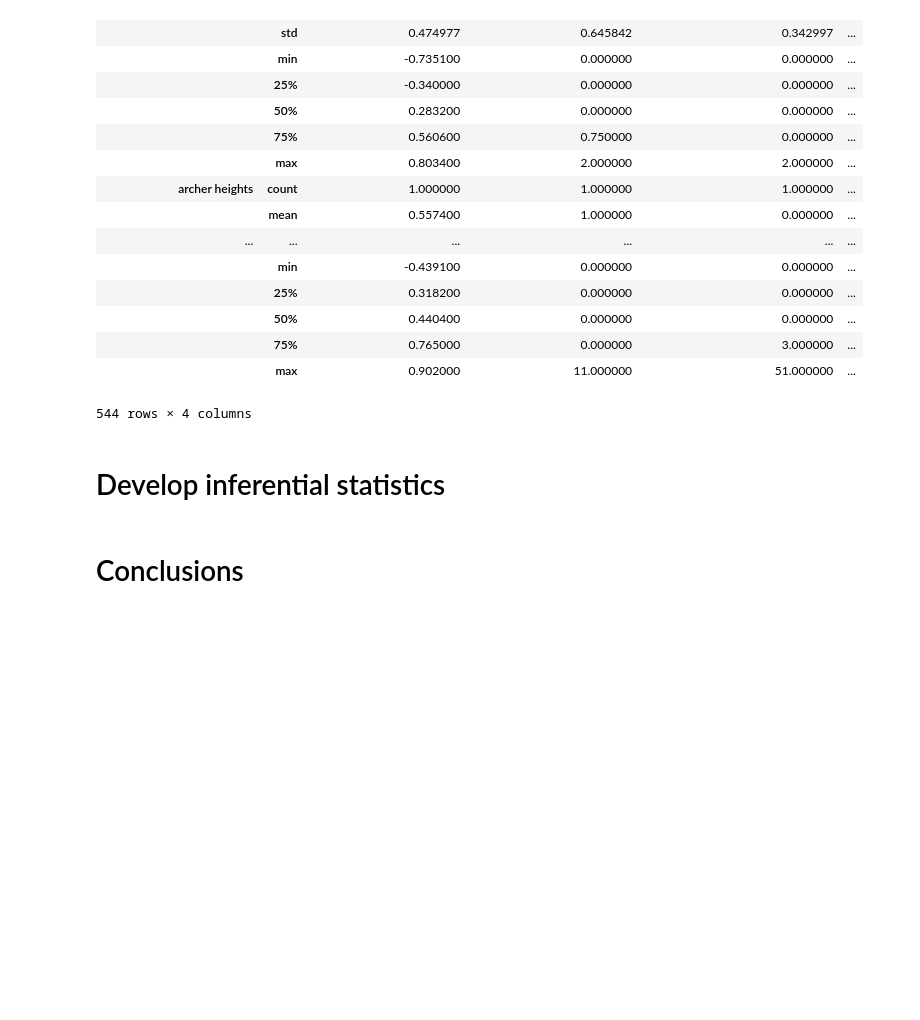
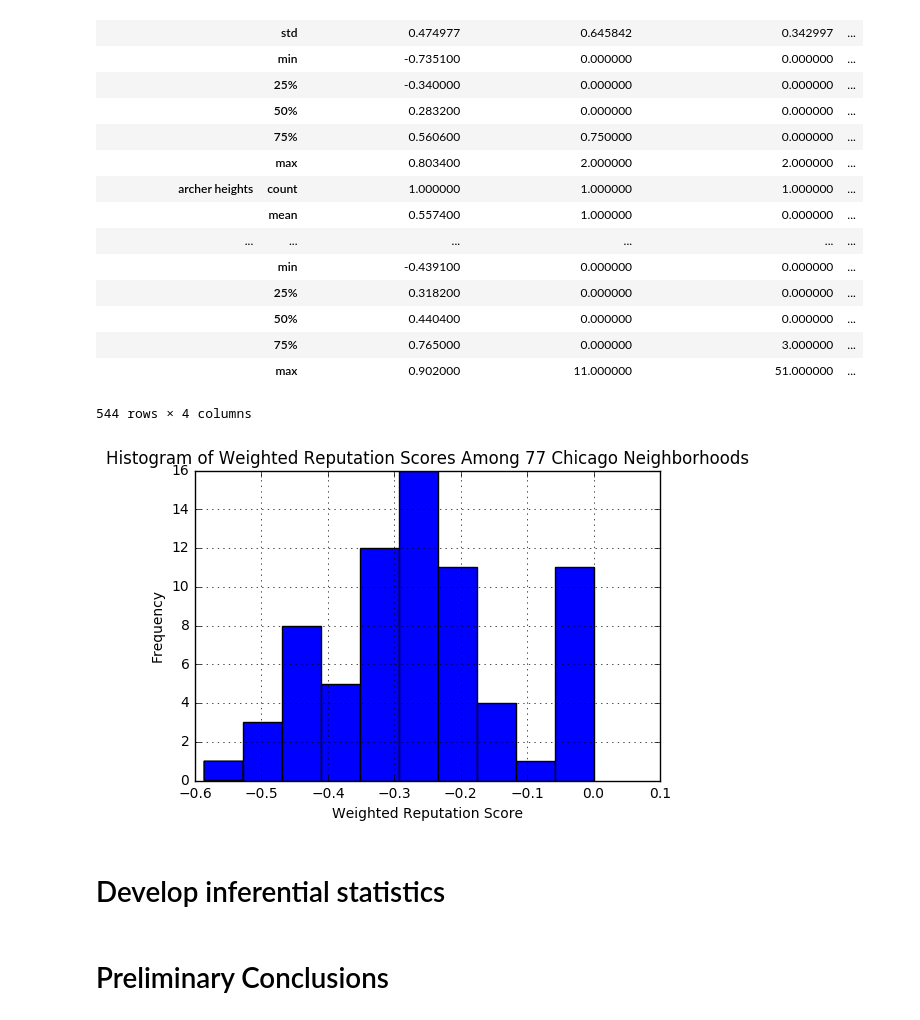
Before and after one commit to yarikan-zz/exploring-neighborhood-reputation, a Jupyter notebook: analysis_notebook.ipynb, the cells around one changed output. Cells and saved outputs as stored; diff of their text form; code cells hidden in the pictures; blank space fills up the shorter version.

```diff
--- a/analysis_notebook.ipynb
+++ b/analysis_notebook.ipynb
@@ -500,3 +494,16 @@ b.describe()
 |  | 75% | 0.765000 | 0.000000 | 3.000000 | ... |
 |  | max | 0.902000 | 11.000000 | 51.000000 | ... |
 544 rows × 4 columns
+# %%
+# show distribution of weighted reputation scores
+# one way to do it is using pandas built in function: df_neighb_level['Weighted Reputation Score'].hist()
+# another way to do it is using "matplotlib.pyplot" (below)
+
+plt.hist(df_neighb_level['Weighted Reputation Score'].dropna())
+plt.xlabel('Weighted Reputation Score')
+plt.ylabel('Frequency')
+plt.title('Histogram of Weighted Reputation Scores Among 77 Chicago Neighborhoods')
+plt.grid(True)
+plt.show()
+# %% [output]
+[figure, added]
@@ -503,4 +512,4 @@ b.describe()
 # %% [markdown]
 # Develop inferential statistics
 # %% [markdown]
-# Conclusions
+# Preliminary Conclusions
```
Also changed, not shown: parts of 13 cells of this notebook.
